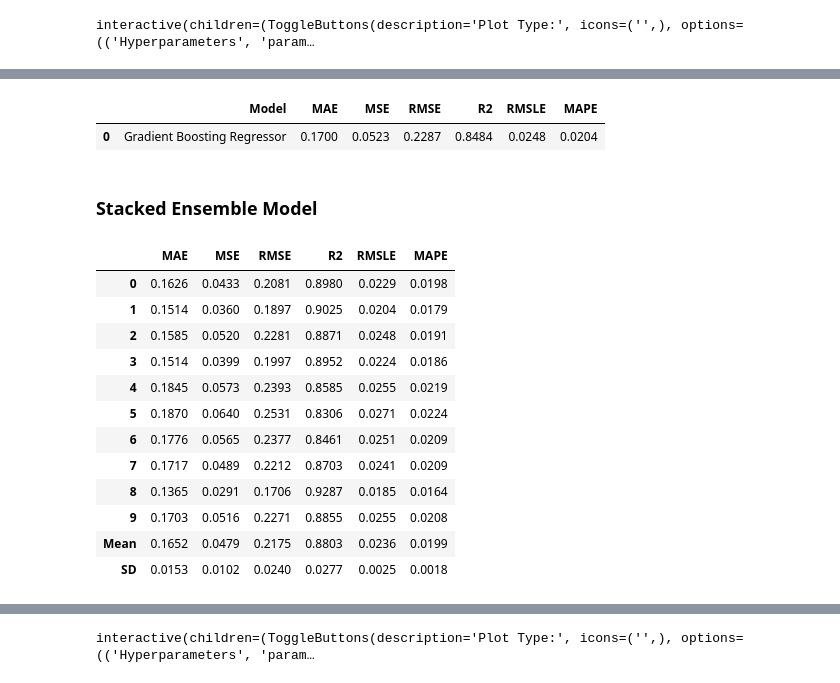
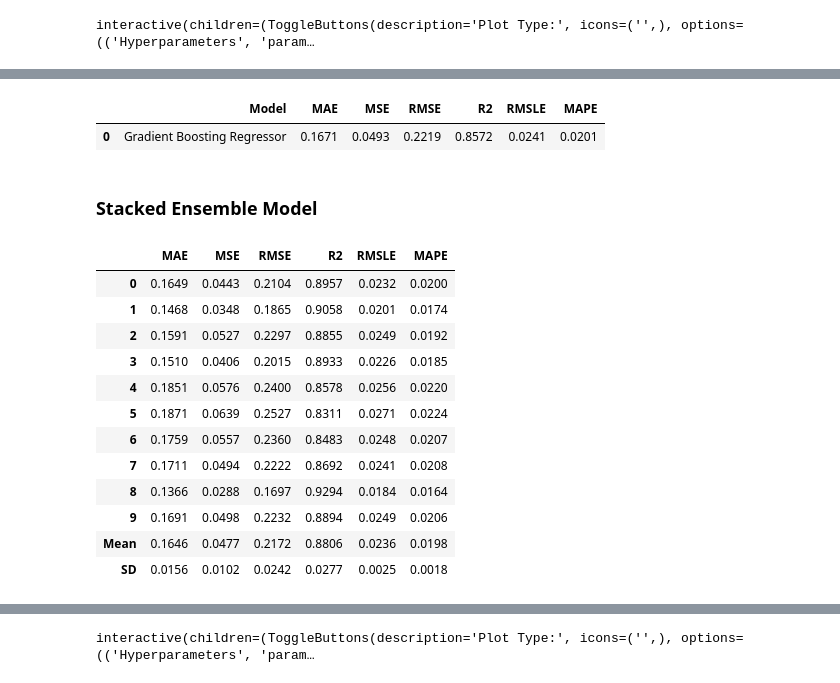
Before and after one commit to jascqh/BT4222-Hotel-Reviews, a Jupyter notebook: BT4222 Project Code Final.ipynb, the cells around one changed output, grey strips where cells are left out. Saved outputs shown, nothing was run; the diff lists cells and outputs as text; code cells hidden in the pictures.

```diff
--- a/BT4222 Project Code Final.ipynb
+++ b/BT4222 Project Code Final.ipynb
@@ -994,0 +1047,2 @@ RandomForestRegressor(bootstrap=True, ccp_alpha=0.0, criterion='mse',
+# %%
+rfr = tune_model(rf, n_iter = 50)
@@ -1052,0 +1149,2 @@ GradientBoostingRegressor(alpha=0.9, ccp_alpha=0.0, criterion='friedman_mse',
+# %%
+gbrr = tune_model(gbr, n_iter = 50)
@@ -1061,25 +1228,25 @@ interactive(children=(ToggleButtons(description='Plot Type:', icons=('',), optio
 # %%
-gbr_res = predict_model(gbr)
+gbr_res = predict_model(gbrr)
 # %% [output]
 |  | Model | MAE | MSE | RMSE | R2 | RMSLE | MAPE |
-| 0 | Gradient Boosting Regressor | 0.1700 | 0.0523 | 0.2287 | 0.8484 | 0.0248 | 0.0204 |
+| 0 | Gradient Boosting Regressor | 0.1671 | 0.0493 | 0.2219 | 0.8572 | 0.0241 | 0.0201 |
 # %%
 gbr_res_summary = pull()
 # %% [markdown]
 ### Stacked Ensemble Model
 # %%
-stacked_models = stack_models(estimator_list = [lr, rf, gbr])
+stacked_models = stack_models(estimator_list = [lr, rfr, gbrr])
 # %% [output]
 |  | MAE | MSE | RMSE | R2 | RMSLE | MAPE |
-| 0 | 0.1626 | 0.0433 | 0.2081 | 0.8980 | 0.0229 | 0.0198 |
-| 1 | 0.1514 | 0.0360 | 0.1897 | 0.9025 | 0.0204 | 0.0179 |
-| 2 | 0.1585 | 0.0520 | 0.2281 | 0.8871 | 0.0248 | 0.0191 |
-| 3 | 0.1514 | 0.0399 | 0.1997 | 0.8952 | 0.0224 | 0.0186 |
-| 4 | 0.1845 | 0.0573 | 0.2393 | 0.8585 | 0.0255 | 0.0219 |
-| 5 | 0.1870 | 0.0640 | 0.2531 | 0.8306 | 0.0271 | 0.0224 |
-| 6 | 0.1776 | 0.0565 | 0.2377 | 0.8461 | 0.0251 | 0.0209 |
-| 7 | 0.1717 | 0.0489 | 0.2212 | 0.8703 | 0.0241 | 0.0209 |
-| 8 | 0.1365 | 0.0291 | 0.1706 | 0.9287 | 0.0185 | 0.0164 |
-| 9 | 0.1703 | 0.0516 | 0.2271 | 0.8855 | 0.0255 | 0.0208 |
-| Mean | 0.1652 | 0.0479 | 0.2175 | 0.8803 | 0.0236 | 0.0199 |
-| SD | 0.0153 | 0.0102 | 0.0240 | 0.0277 | 0.0025 | 0.0018 |
+| 0 | 0.1649 | 0.0443 | 0.2104 | 0.8957 | 0.0232 | 0.0200 |
+| 1 | 0.1468 | 0.0348 | 0.1865 | 0.9058 | 0.0201 | 0.0174 |
+| 2 | 0.1591 | 0.0527 | 0.2297 | 0.8855 | 0.0249 | 0.0192 |
+| 3 | 0.1510 | 0.0406 | 0.2015 | 0.8933 | 0.0226 | 0.0185 |
+| 4 | 0.1851 | 0.0576 | 0.2400 | 0.8578 | 0.0256 | 0.0220 |
+| 5 | 0.1871 | 0.0639 | 0.2527 | 0.8311 | 0.0271 | 0.0224 |
+| 6 | 0.1759 | 0.0557 | 0.2360 | 0.8483 | 0.0248 | 0.0207 |
+| 7 | 0.1711 | 0.0494 | 0.2222 | 0.8692 | 0.0241 | 0.0208 |
+| 8 | 0.1366 | 0.0288 | 0.1697 | 0.9294 | 0.0184 | 0.0164 |
+| 9 | 0.1691 | 0.0498 | 0.2232 | 0.8894 | 0.0249 | 0.0206 |
+| Mean | 0.1646 | 0.0477 | 0.2172 | 0.8806 | 0.0236 | 0.0198 |
+| SD | 0.0156 | 0.0102 | 0.0242 | 0.0277 | 0.0025 | 0.0018 |
```
Also changed, not shown: parts of 64 cells of this notebook.
